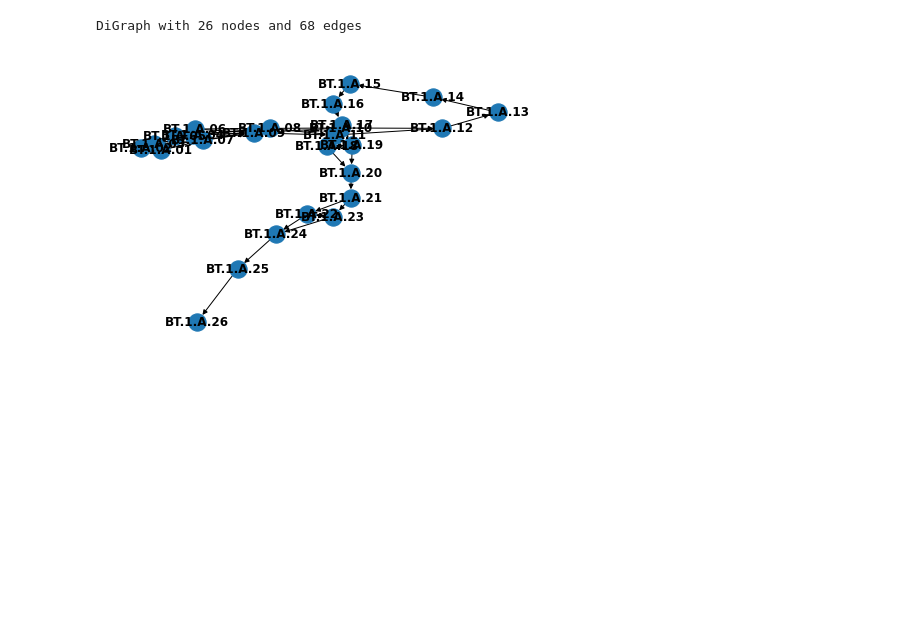
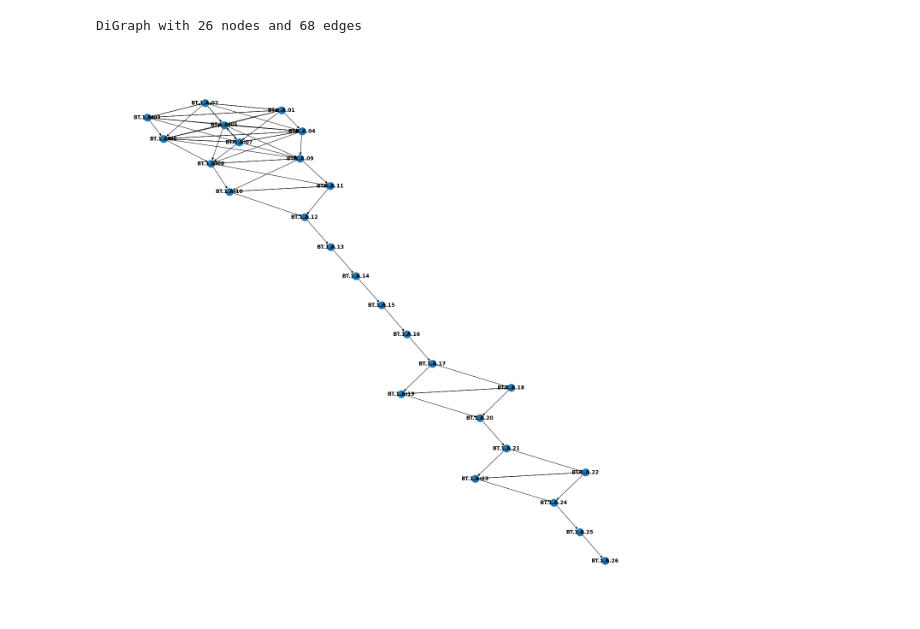
Before and after one commit to MATH-Hackathon-23-24/P2-Geometric-Learning, a Jupyter notebook: andrei.ipynb, the cells around one changed output. Cells and saved outputs as stored; diff of their text form; code cells hidden in the pictures; blank space fills up the shorter version.

Commit message:
base graph creating

```diff
--- a/andrei.ipynb
+++ b/andrei.ipynb
@@ -26,7 +29,8 @@ print(G)
 # %% [output]
 DiGraph with 26 nodes and 68 edges
 # %%
-nx.draw(G, with_labels=True, font_weight='bold')
+plt.figure(figsize=(18, 18))
+nx.draw(G, pos=nx.kamada_kawai_layout(G), with_labels=True, font_weight='bold')
 plt.show()
 # %% [output]
-[figure, old version]
+[figure, new version]
```
Also changed, not shown: parts of 1 cell of this notebook.
